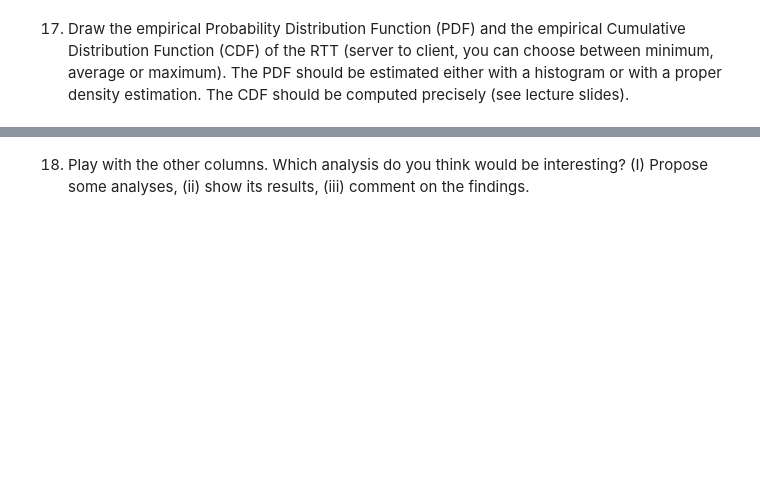
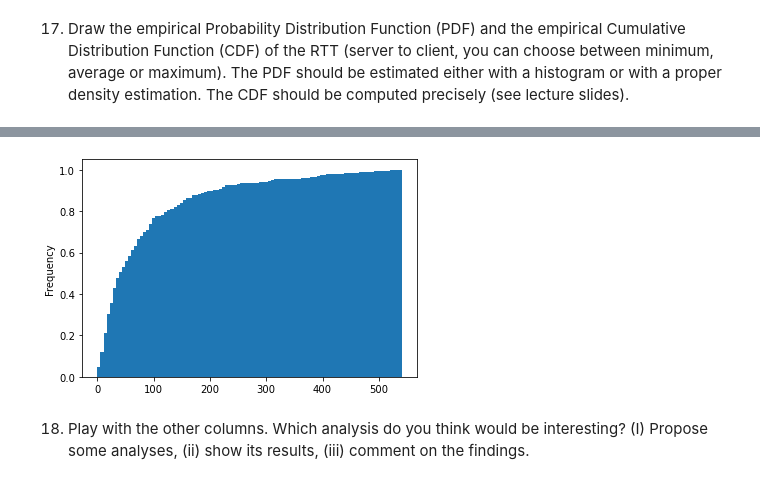
Before and after one commit to AlessioFerra/NML_Group4, a Jupyter notebook: Lab04.ipynb, the cells around one changed output, grey strips where cells are left out. Drawn from its saved outputs; the diff is of its cells as text; code cells hidden in the pictures; blank space fills up the shorter version.

```diff
--- a/Lab04.ipynb
+++ b/Lab04.ipynb
@@ -771,3 +774,8 @@ a = pdf_df[(pdf_df < pdf_df.quantile(0.95))].plot.hist(bins=100)
+# %%
+# CDF is obtained by setting the 'cumulative' parameter to True
+a = pdf_df[(pdf_df < pdf_df.quantile(0.95))].plot.hist(cumulative=True, density=True, bins=100)
+# %% [output]
+[figure, added]
 # %% [markdown]
 18. Play with the other columns. Which analysis do you think would be interesting? (I) Propose some analyses, (ii) show its results, (iii) comment on the findings.
 # %%
```
Also changed, not shown: parts of 14 cells of this notebook.
